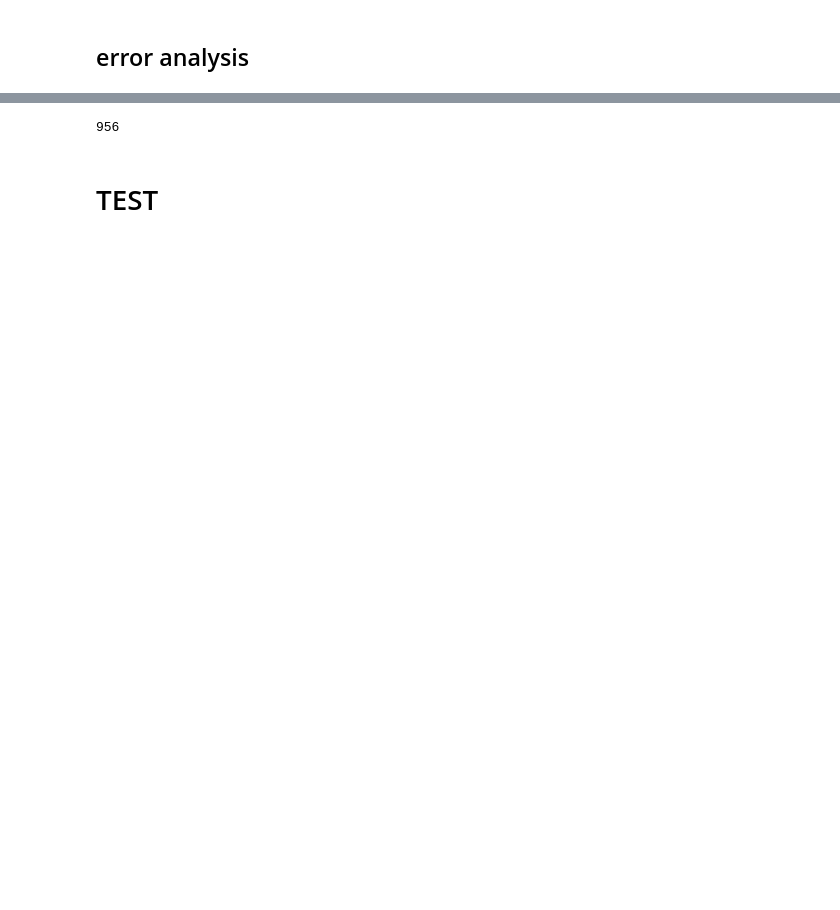
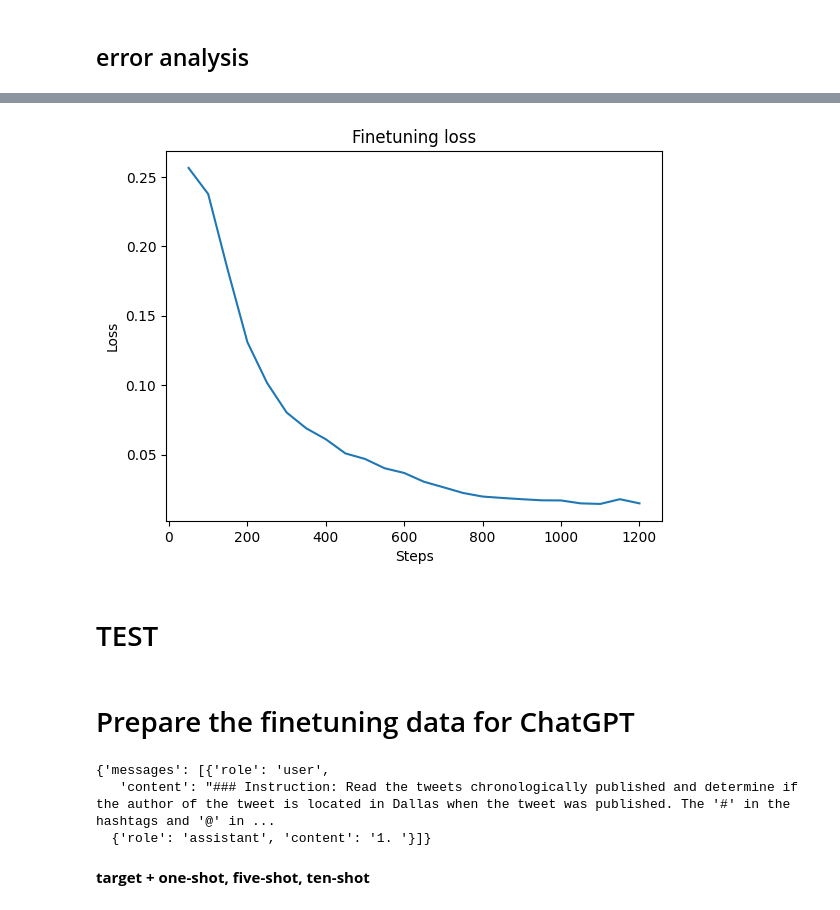
Before and after one commit to zhaomin1995/loc_tmp2, a Jupyter notebook: debug.ipynb, the cells around one changed output, grey strips where cells are left out. Drawn from its saved outputs; the diff is of its cells as text; code cells hidden in the pictures; blank space fills up the shorter version.

```diff
--- a/debug.ipynb
+++ b/debug.ipynb
@@ -253,7 +314,7 @@ with open(output_filepath, 'a+') as file:
             continue
 
         response = openai.ChatCompletion.create(
-          model="gpt-3.5-turbo",
+          model="ft:gpt-3.5-turbo-0613:personal::88gTbaq4",
           messages=[{"role": "user", "content": prompt}]
         )
 
@@ -261,7 +322,7 @@ with open(output_filepath, 'a+') as file:
         response['id'] = str(index)
         file.write(json.dumps(response) + '\n')
 
-#         time.sleep(10)
+        time.sleep(0.2)
         pbar.update(1)
 
 pbar.close()
@@ -333,0 +412,13 @@ Answer ---> Yes
+# %%
+import json
+
+with open('output/responses/flan_ul2+_target_ten-shot_response', 'r') as file:
+    answers = json.load(file)
+
+temp = []
+for answer in answers:
+    if answer.startswith('1.'):
+        temp.append('Yes')
+    else:
+        temp.append('No')
+answers = temp
@@ -336,7 +466,7 @@ from sklearn.metrics import classification_report
 
 for output_filename in os.listdir("output/results/"):
 
-    if 'gpt4' not in output_filename:
+    if 'finetuned_chatgpt' not in output_filename:
         continue
 
     preds = []
@@ -350,6 +480,8 @@ for output_filename in os.listdir("output/results/"):
                 preds.append('Yes')
             elif content.startswith('2') or 'No' in content:
                 preds.append('No')
+            else:
+                preds.append('No')
 
     labels = test_samples['label']
     try:
@@ -363,9 +504,25 @@ gpt4_all_ten-shot_outputs.json | Accuracy: 0.49 | F1: 0.49
-# %%
-count
-# %% [output]
-956
-# %%
-with open(output_filepath, 'r') as file:
-    lines = file.read().splitlines()
+# %%
+import json
+import matplotlib.pyplot as plt
+
+
+with open('output/loss/loss_flan_alpaca+_target_zero-shot', 'r') as file:
+    loss_data = json.load(file)
+
+x, y = [], []
+for ele in loss_data[:-1]:
+    x.append(ele['step'])
+    y.append(ele['loss'])
+#     print(f"loss: {ele['loss']} | epoch: {ele['epoch']} | step: {ele['step']}")
+
+plt.plot(x, y)  # Plot the chart
+plt.xlabel('Steps')
+plt.ylabel('Loss')
+plt.title('Finetuning loss')
+plt.show()  # display
+# %% [output]
+[figure, added]
 # %% [markdown]
 # TEST
+# %% [markdown]
+# Prepare the finetuning data for ChatGPT
@@ -371,0 +565,8 @@ with open(output_filepath, 'r') as file:
+# %%
+item
+# %% [output]
+{'messages': [{'role': 'user',
+   'content': "### Instruction: Read the tweets chronologically published and determine if the author of the tweet is located in Dallas when the tweet was published. The '#' in the hashtags and '@' in ...
+  {'role': 'assistant', 'content': '1. '}]}
+# %% [markdown]
+**target + one-shot, five-shot, ten-shot**
```
Also changed, not shown: parts of 29 cells of this notebook, 9 other files.
